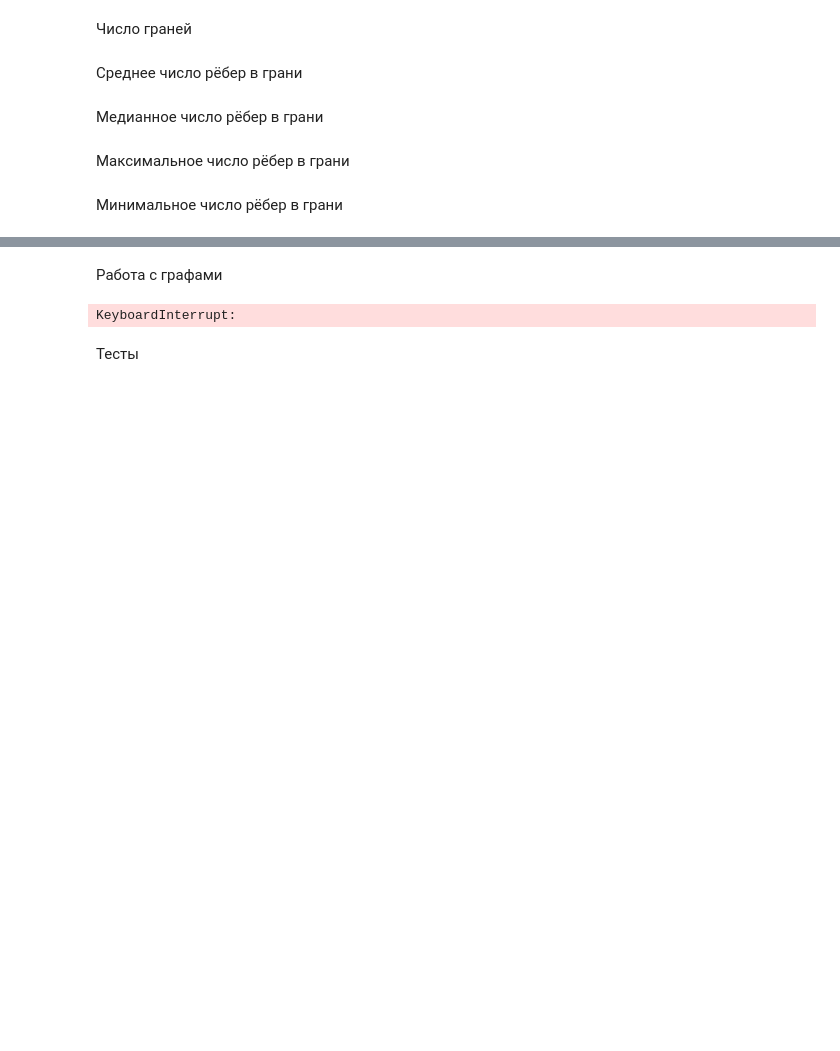
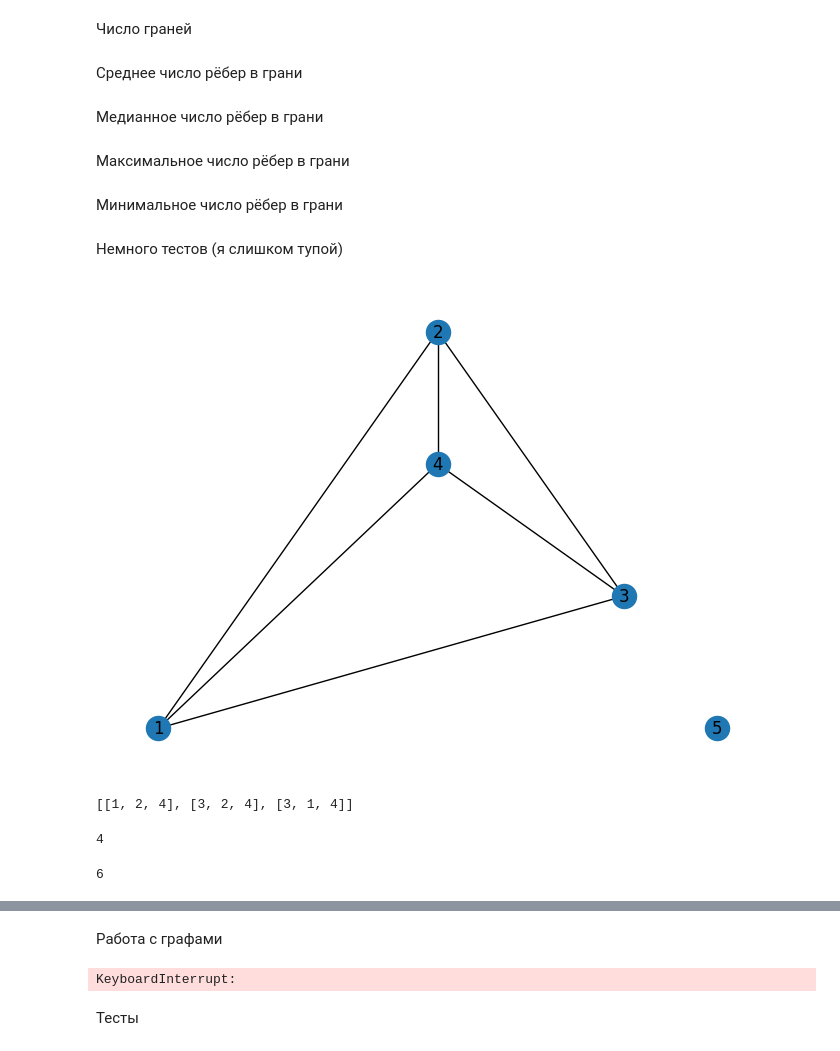
Before and after one commit to Fel1-of/wise-task-research, a Jupyter notebook: main.ipynb, the cells around one changed output, grey strips where cells are left out. Drawn from its saved outputs; the diff is of its cells as text; code cells hidden in the pictures; blank space fills up the shorter version.

```diff
--- a/main.ipynb
+++ b/main.ipynb
@@ -307 +313,11 @@ def min_number_face_edges(G):
     return min(face_edges)
+# %% [markdown]
+Немного тестов (я слишком тупой)
+# %%
+G = nx.Graph()
+G.add_nodes_from([1, 2, 3, 4, 5])
+G.add_edges_from([(1,2), (1,3), (2,3), (3,4), (4,1), (4,2)])
+# %%
+nx.draw_planar(G, with_labels=True)
+# %% [output]
+[figure, added]
@@ -307,0 +328,12 @@ def min_number_face_edges(G):
+# %%
+list(nx.cycle_basis(G))
+# %% [output]
+[[1, 2, 4], [3, 2, 4], [3, 1, 4]]
+# %%
+number_faces(G)
+# %% [output]
+4
+# %%
+G.number_of_edges()
+# %% [output]
+6
```
Also changed, not shown: parts of 7 cells of this notebook.
